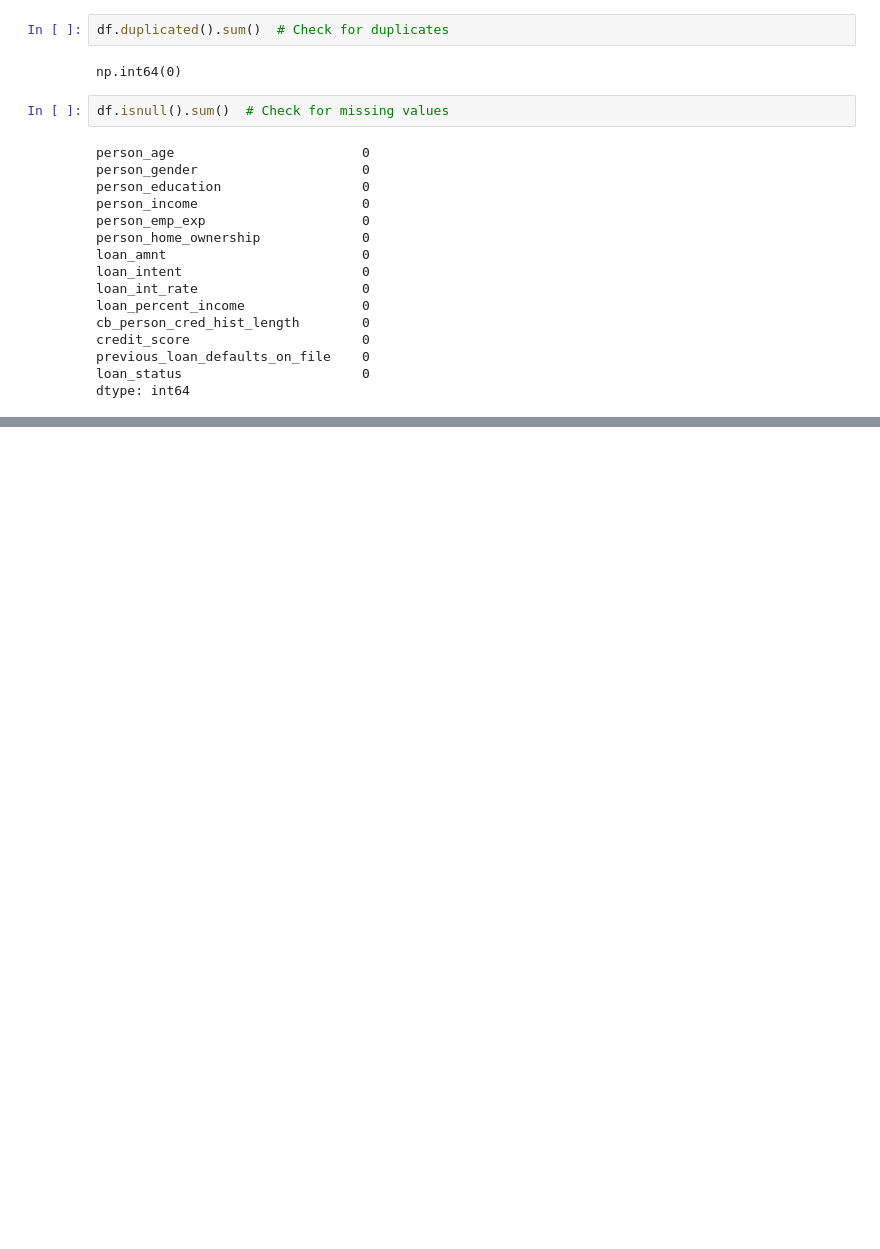
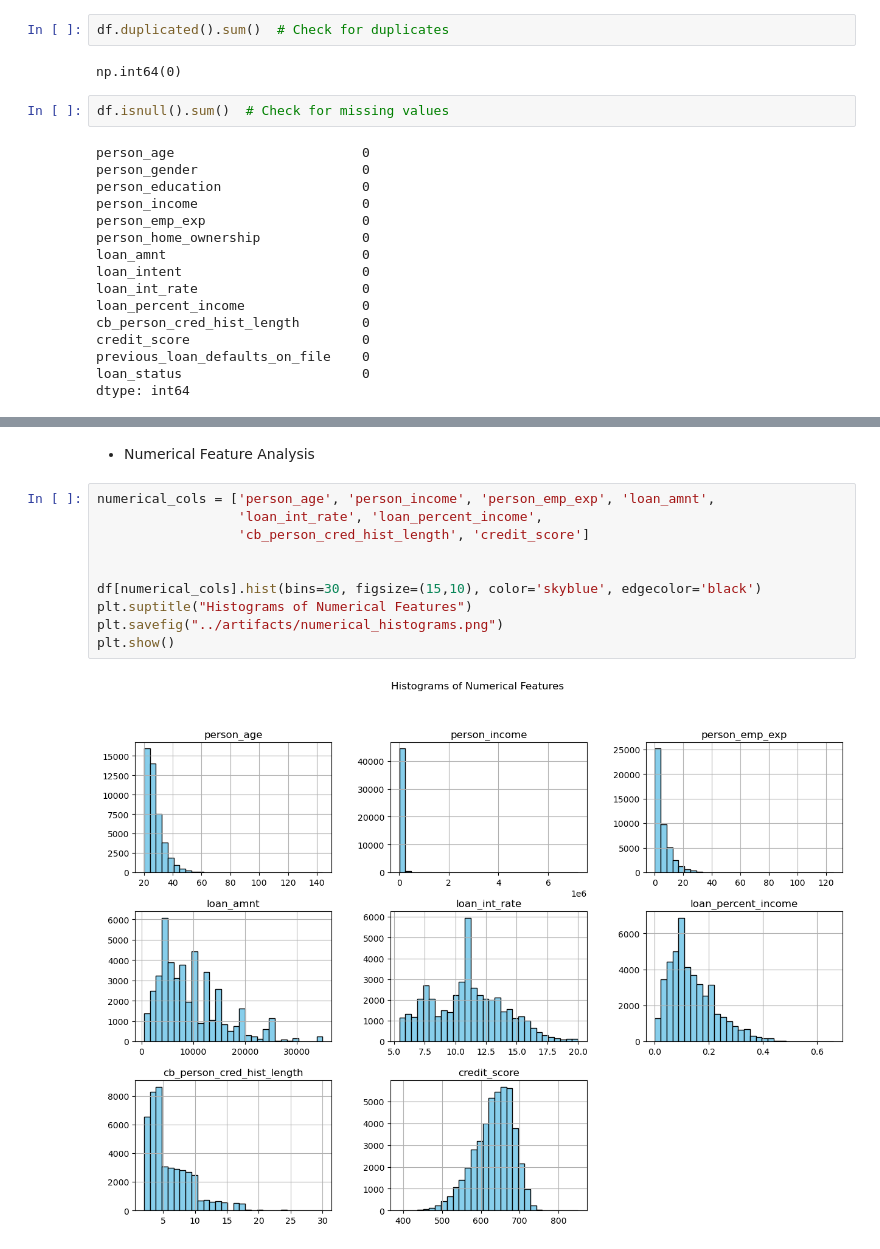
Before and after one commit to Chandu1613/loan-predict-logit, a Jupyter notebook: notebooks/loan_preprocessing.ipynb, the cells around one changed output, grey strips where cells are left out. Drawn from its saved outputs; the diff is of its cells as text; blank space fills up the shorter version.

```diff
--- a/notebooks/loan_preprocessing.ipynb
+++ b/notebooks/loan_preprocessing.ipynb
@@ -101,0 +143,14 @@ dtype: int64
+# %% [markdown]
+- Numerical Feature Analysis
+# %%
+numerical_cols = ['person_age', 'person_income', 'person_emp_exp', 'loan_amnt',
+                  'loan_int_rate', 'loan_percent_income',
+                  'cb_person_cred_hist_length', 'credit_score']
+
+
+df[numerical_cols].hist(bins=30, figsize=(15,10), color='skyblue', edgecolor='black')
+plt.suptitle("Histograms of Numerical Features")
+plt.savefig("../artifacts/numerical_histograms.png")
+plt.show()
+# %% [output]
+[figure, added]
```
Also changed, not shown: parts of 9 cells of this notebook, 18 other files.
